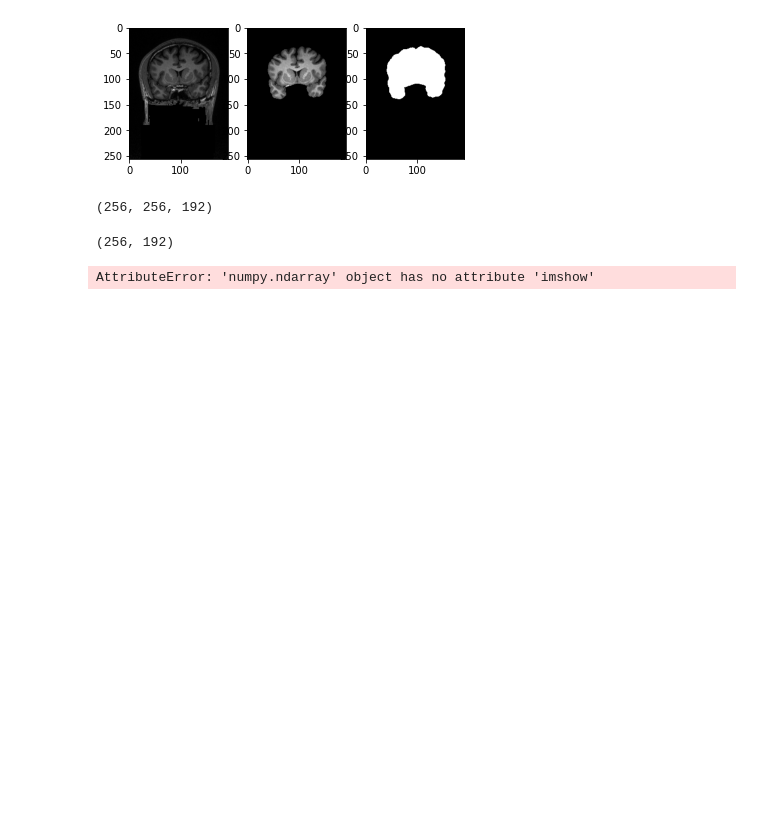
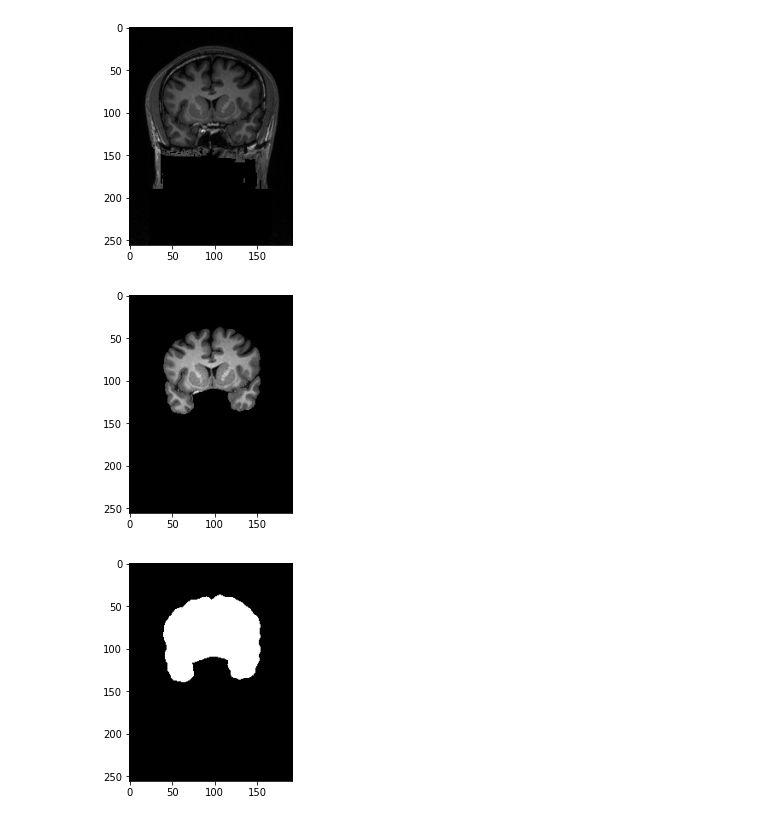
Before and after one commit to MehdiZouitine/pybrook, a Jupyter notebook: src/test2.ipynb, the cells around one changed output. Saved outputs shown, nothing was run; the diff lists cells and outputs as text; code cells hidden in the pictures; blank space fills up the shorter version.

```diff
--- a/src/test2.ipynb
+++ b/src/test2.ipynb
@@ -19,8 +17,12 @@ brain,mask = stripper.strip(example_slice,pre_process=False,post_process=False)
 # %%
-f, axarr = plt.subplots(1, 3)
-axarr[0].imshow(example_slice, cmap="gray")
-axarr[1].imshow(brain, cmap="gray")
-axarr[2].imshow(mask, cmap="gray")
+plt.imshow(example_slice,cmap='gray')
 plt.show()
+
+plt.imshow(brain,cmap='gray')
+plt.show()
+plt.imshow(mask,cmap='gray')
+plt.show()
 # %% [output]
-[figure, old version]
+[figure, new version]
+[figure, added]
+[figure, added]
@@ -35,16 +28,0 @@ segmented_tensor = np.stack(segmented_tensor,axis=1)
-# %%
-segmented_tensor.shape
-# %% [output]
-(256, 256, 192)
-# %%
-segmented_tensor[:,30,:].shape
-# %% [output]
-(256, 192)
-# %%
-f, axarr = plt.subplots(10)
-for i in range(1,9):
-    example_slice = segmented_tensor[:,30*i,:]
-    axarr[0].imshow(example_slice, cmap="gray")
-    plt.show()
-# %% [output]
-AttributeError: 'numpy.ndarray' object has no attribute 'imshow'
```
Also changed, not shown: parts of 9 cells of this notebook, 6 other files.
